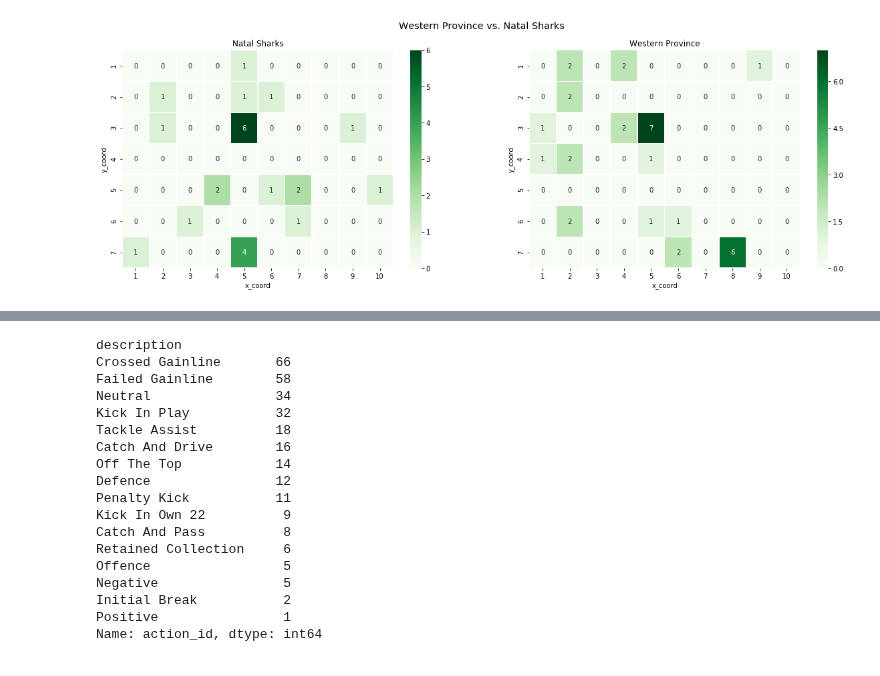
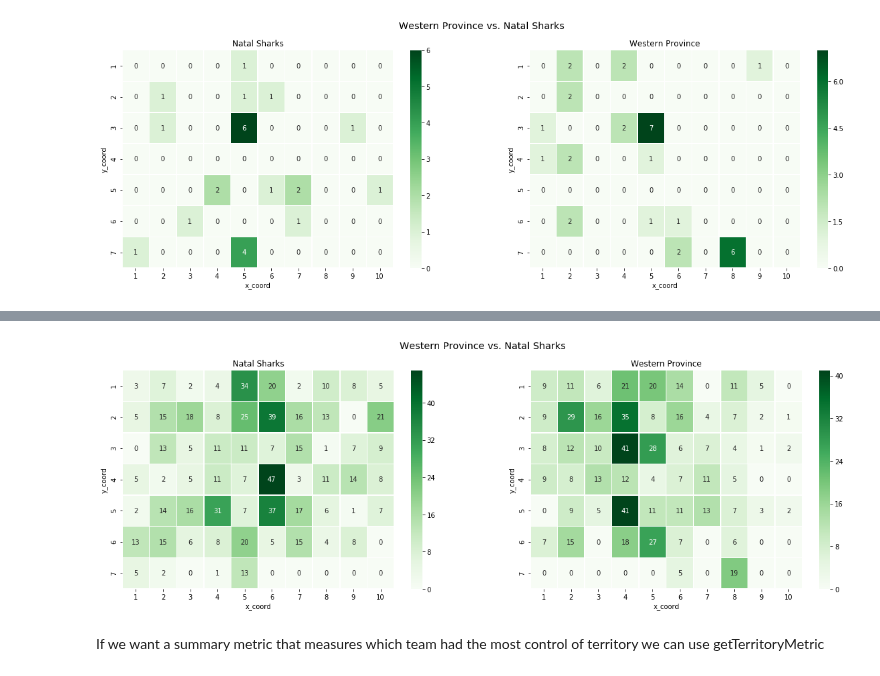
Before and after one commit to jlondal/pyrugga, a Jupyter notebook: jupyter/tuts/Getting Started.ipynb, the cells around one changed output, grey strips where cells are left out. Cells and saved outputs as stored; diff of their text form; code cells hidden in the pictures.

Commit message:
Updating Heatmaps

```diff
--- a/jupyter/tuts/Getting Started.ipynb
+++ b/jupyter/tuts/Getting Started.ipynb
@@ -253,21 +203,6 @@ Name: action_id, Length: 90, dtype: int64
-# %%
-df.events.groupby('description').count()['action_id'].sort_values(ascending=False)
-# %% [output]
-description
-Crossed Gainline       66
-Failed Gainline        58
-Neutral                34
-Kick In Play           32
-Tackle Assist          18
-Catch And Drive        16
-Off The Top            14
-Defence                12
-Penalty Kick           11
-Kick In Own 22          9
-Catch And Pass          8
-Retained Collection     6
-Offence                 5
-Negative                5
-Initial Break           2
-Positive                1
-Name: action_id, dtype: int64
+# %%
+df.heat_map()
+# %% [output]
+[figure, added]
+# %% [markdown]
+If we want a summary metric that measures which team had the most control of territory we can use getTerritoryMetric
```
Also changed, not shown: parts of 8 cells of this notebook.
